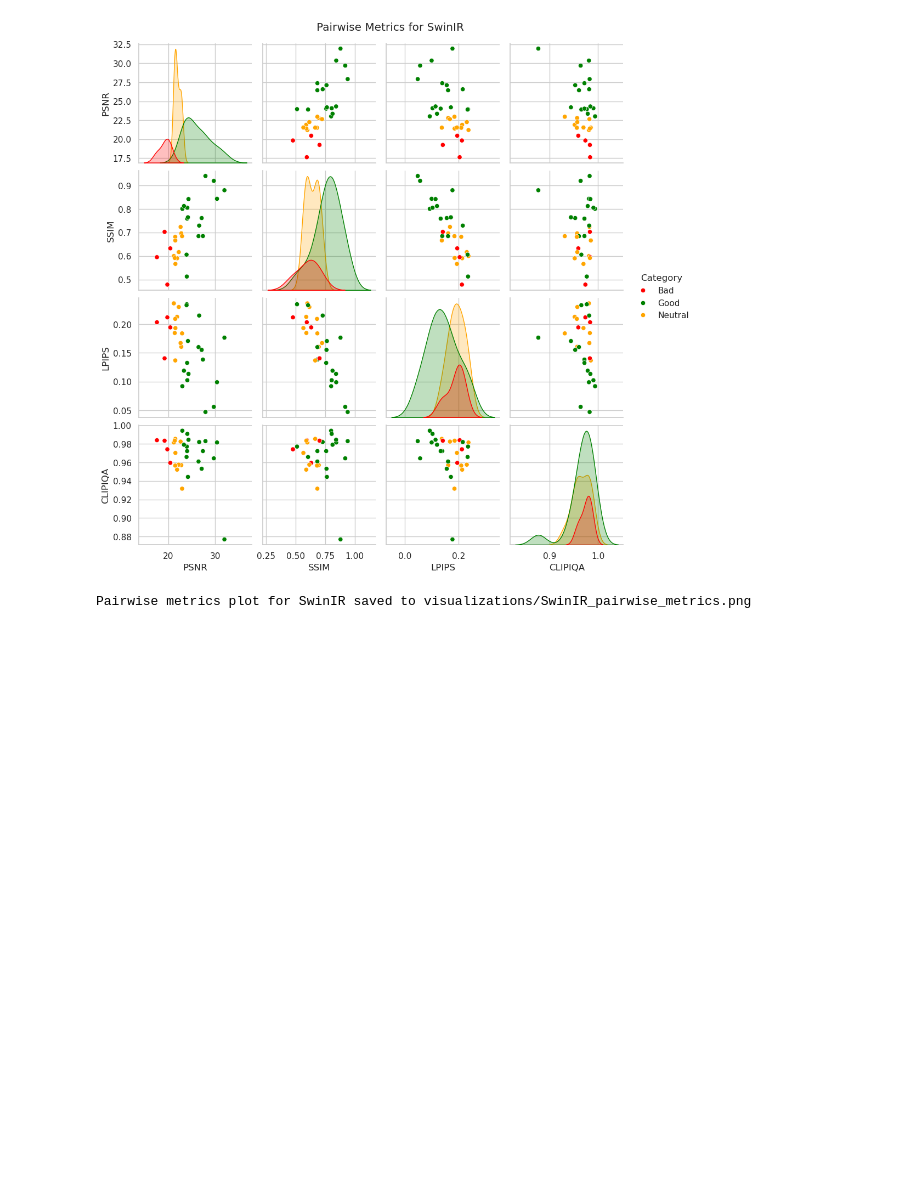
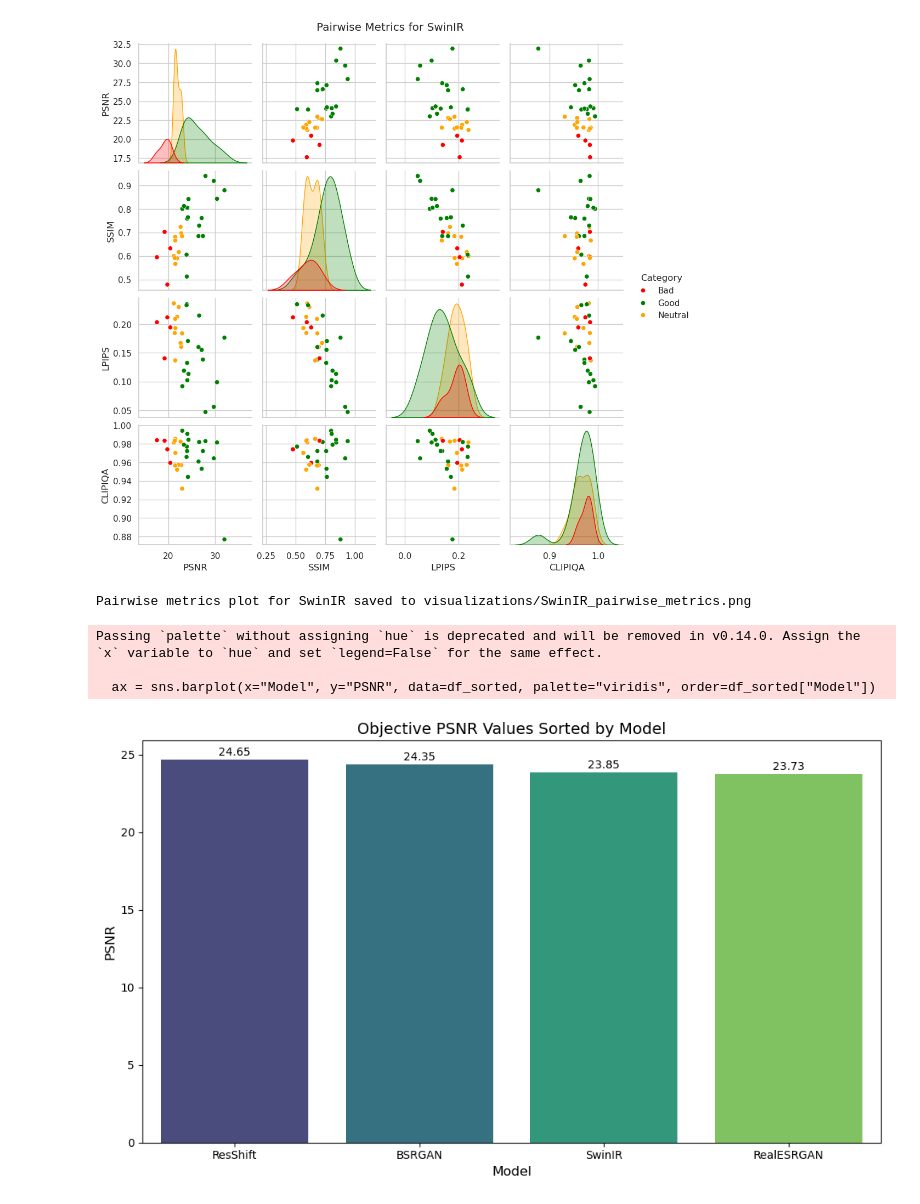
Before and after one commit to hamzafer/super-resolution-color, a Jupyter notebook: metrics.ipynb, the cells around one changed output. Drawn from its saved outputs; the diff is of its cells as text; code cells hidden in the pictures; blank space fills up the shorter version.

```diff
--- a/metrics.ipynb
+++ b/metrics.ipynb
@@ -1032,3 +1032,39 @@ Pairwise metrics plot for RealESRGAN saved to visualizations/RealESRGAN_pairwise
 Pairwise metrics plot for ResShift saved to visualizations/ResShift_pairwise_metrics.png
 [figure]
 Pairwise metrics plot for SwinIR saved to visualizations/SwinIR_pairwise_metrics.png
+# %%
+import pandas as pd
+import matplotlib.pyplot as plt
+import seaborn as sns
+
+# Example DataFrame
+data = {
+    "Model": ["BSRGAN", "RealESRGAN", "ResShift", "SwinIR"],
+    "PSNR": [24.354329, 23.734273, 24.652847, 23.853267],
+    "SSIM": [0.703160, 0.696548, 0.723451, 0.705486],
+    "LPIPS": [0.172492, 0.168849, 0.136435, 0.163606],
+    "CLIPIQA": [0.976758, 0.971777, 0.986149, 0.968001],
+}
+df = pd.DataFrame(data)
+
+# Sort by PSNR in descending order
+df_sorted = df.sort_values(by="PSNR", ascending=False)
+
+# Plot PSNR values
+plt.figure(figsize=(10, 6))
+ax = sns.barplot(x="Model", y="PSNR", data=df_sorted, palette="viridis", order=df_sorted["Model"])
+plt.title("Objective PSNR Values Sorted by Model", fontsize=14)
+plt.xlabel("Model", fontsize=12)
+plt.ylabel("PSNR", fontsize=12)
+
+# Add PSNR values on top of the bars
+for i, value in enumerate(df_sorted["PSNR"]):
+    ax.text(i, value + 0.1, f"{value:.2f}", ha="center", va="bottom", fontsize=10)
+
+plt.tight_layout()
+plt.show()
+# %% [output]
+Passing `palette` without assigning `hue` is deprecated and will be removed in v0.14.0. Assign the `x` variable to `hue` and set `legend=False` for the same effect.
+
+  ax = sns.barplot(x="Model", y="PSNR", data=df_sorted, palette="viridis", order=df_sorted["Model"])
+[figure, added]
```
Also changed, not shown: parts of 3 cells of this notebook, 6 other files.
